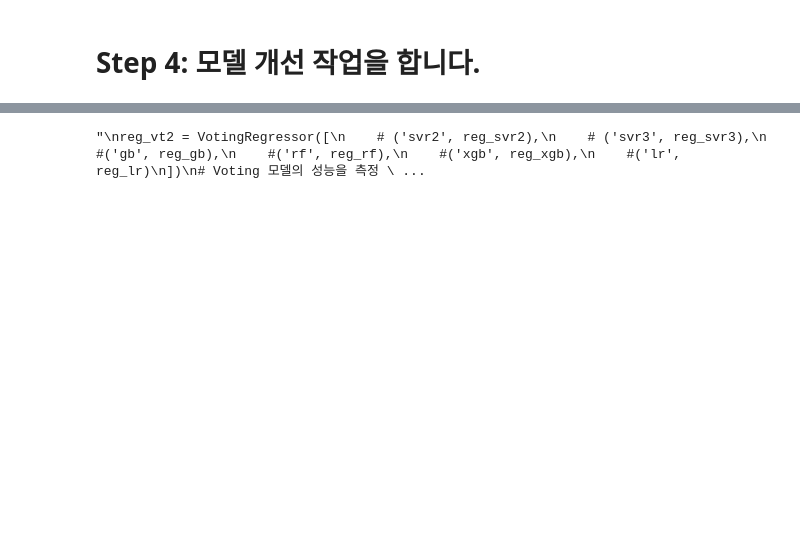
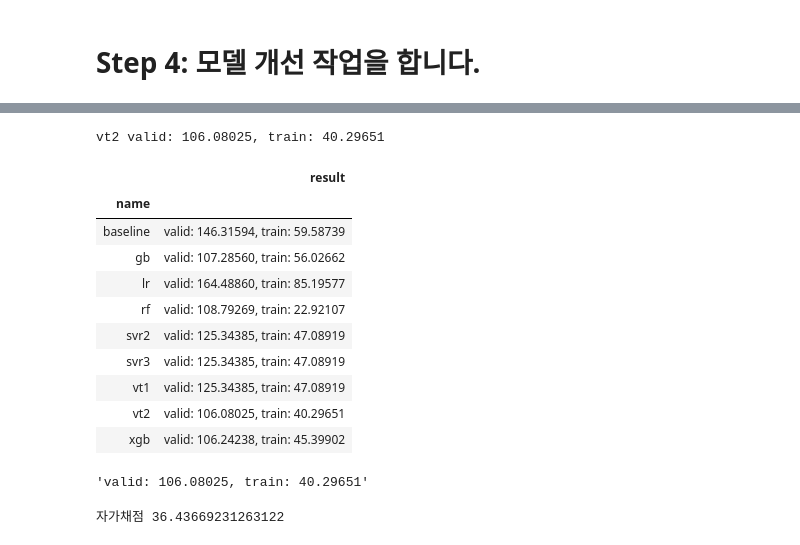
Before and after one commit to sunkusun9/DS_lv3_2410_2, a Jupyter notebook: sec_ds_lv3_prob3_kaggle.ipynb, the cells around one changed output, grey strips where cells are left out. Cells and saved outputs as stored; diff of their text form; code cells hidden in the pictures; blank space fills up the shorter version.

Commit message:
Day1 Kaggle 문제 풀이와 해설 올립니다.

```diff
--- a/sec_ds_lv3_prob3_kaggle.ipynb
+++ b/sec_ds_lv3_prob3_kaggle.ipynb
@@ -392,18 +481,36 @@ print("자가채점", mean_absolute_error(s_kaggle_ans, prd))
 # %%
 from sklearn.ensemble import VotingRegressor
 
 # Voting할 모델을 선별합니다.
-"""
+
 reg_vt2 = VotingRegressor([
-    # ('svr2', reg_svr2),
+    #('svr2', reg_svr2),
     # ('svr3', reg_svr3),
-    #('gb', reg_gb),
-    #('rf', reg_rf),
-    #('xgb', reg_xgb),
+    ('gb', reg_gb),
+    ('rf', reg_rf),
+    ('xgb', reg_xgb),
     #('lr', reg_lr)
 ])
 # Voting 모델의 성능을 측정
 eval_model('vt2', reg_vt2)
-"""
 # %% [output]
-"\nreg_vt2 = VotingRegressor([\n    # ('svr2', reg_svr2),\n    # ('svr3', reg_svr3),\n    #('gb', reg_gb),\n    #('rf', reg_rf),\n    #('xgb', reg_xgb),\n    #('lr', reg_lr)\n])\n# Voting 모델의 성능을 측정 \ ...
+vt2 valid: 106.08025, train: 40.29651
+|  | result |
+| name |  |
+| baseline | valid: 146.31594, train: 59.58739 |
+| gb | valid: 107.28560, train: 56.02662 |
+| lr | valid: 164.48860, train: 85.19577 |
+| rf | valid: 108.79269, train: 22.92107 |
+| svr2 | valid: 125.34385, train: 47.08919 |
+| svr3 | valid: 125.34385, train: 47.08919 |
+| vt1 | valid: 125.34385, train: 47.08919 |
+| vt2 | valid: 106.08025, train: 40.29651 |
+| xgb | valid: 106.24238, train: 45.39902 |
+'valid: 106.08025, train: 40.29651'
+# %%
+# 가장 좋았던 reg_rf를 최종 모델로 선택합니다.
+prd = select_model(reg_vt2)
+# 자가 채점
+print("자가채점", mean_absolute_error(s_kaggle_ans, prd))
+# %% [output]
+자가채점 36.43669231263122
```
Also changed, not shown: parts of 18 cells of this notebook.
